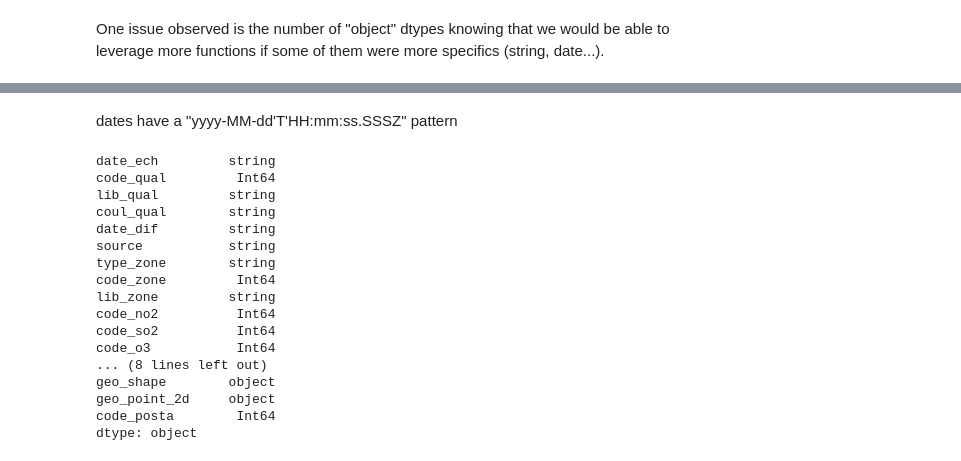
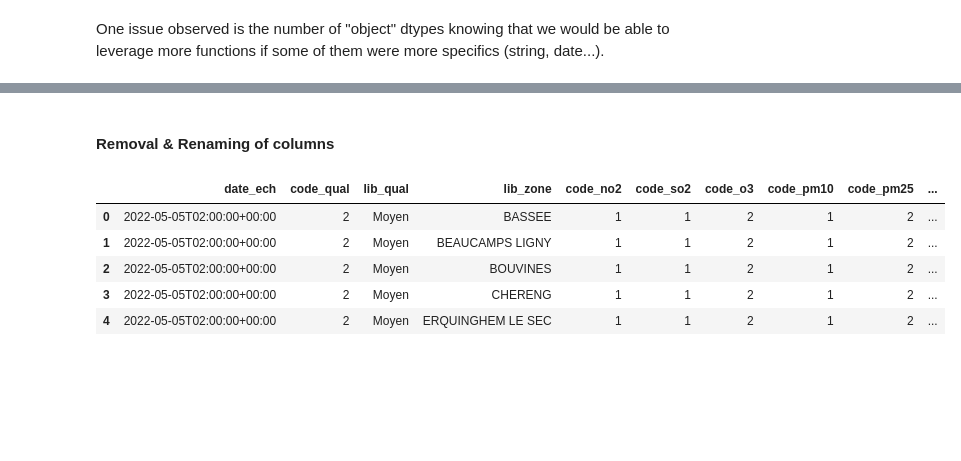
Before and after one commit to crish1eev1/MEL_air-quality, a Jupyter notebook: Main.ipynb, the cells around one changed output, grey strips where cells are left out. Saved outputs shown, nothing was run; the diff lists cells and outputs as text; code cells hidden in the pictures; blank space fills up the shorter version.

```diff
--- a/Main.ipynb
+++ b/Main.ipynb
@@ -122,3 +209,5 @@ One issue observed is the number of "object" dtypes knowing that we would be abl
+# %%
+df.drop_duplicates(inplace=True)
 # %%
 df["date_ech"].value_counts(ascending=True)
 # %% [output]
@@ -202,2 +240,0 @@ df.drop_duplicates()
-# %% [markdown]
-dates have a "yyyy-MM-dd'T'HH:mm:ss.SSSZ" pattern
@@ -206,21 +241,2 @@ df.to_csv(r'da_data_raw\indice-qualite-de-lair.csv', index = False)
-# %%
-dfn = df.convert_dtypes()
-dfn.dtypes
-# %% [output]
-date_ech         string
-code_qual         Int64
-lib_qual         string
-coul_qual        string
-date_dif         string
-source           string
-type_zone        string
-code_zone         Int64
-lib_zone         string
-code_no2          Int64
-code_so2          Int64
-code_o3           Int64
-... (8 lines left out)
-geo_shape        object
-geo_point_2d     object
-code_posta        Int64
-dtype: object
+# %% [markdown]
+#### Removal & Renaming of columns
@@ -226,0 +245,9 @@ dtype: object
+# %%
+subset.head()
+# %% [output]
+|  | date_ech | code_qual | lib_qual | lib_zone | code_no2 | code_so2 | code_o3 | code_pm10 | code_pm25 | ... |
+| 0 | 2022-05-05T02:00:00+00:00 | 2 | Moyen | BASSEE | 1 | 1 | 2 | 1 | 2 | ... |
+| 1 | 2022-05-05T02:00:00+00:00 | 2 | Moyen | BEAUCAMPS LIGNY | 1 | 1 | 2 | 1 | 2 | ... |
+| 2 | 2022-05-05T02:00:00+00:00 | 2 | Moyen | BOUVINES | 1 | 1 | 2 | 1 | 2 | ... |
+| 3 | 2022-05-05T02:00:00+00:00 | 2 | Moyen | CHERENG | 1 | 1 | 2 | 1 | 2 | ... |
+| 4 | 2022-05-05T02:00:00+00:00 | 2 | Moyen | ERQUINGHEM LE SEC | 1 | 1 | 2 | 1 | 2 | ... |
```
Also changed, not shown: parts of 46 cells of this notebook, 2 other files.
